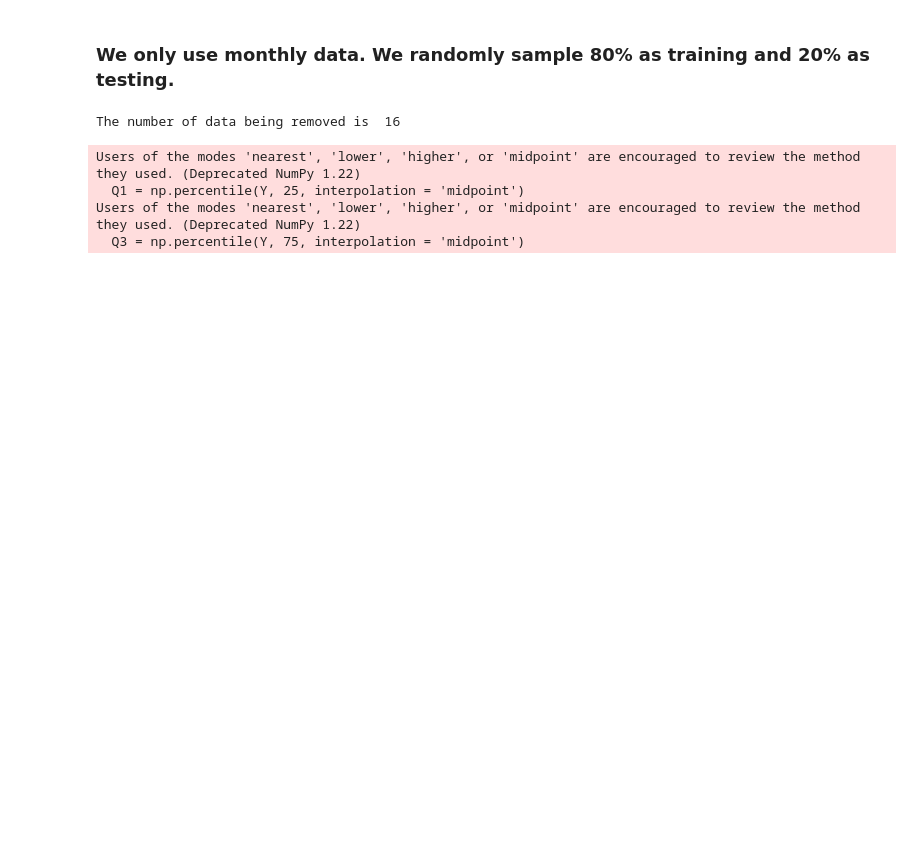
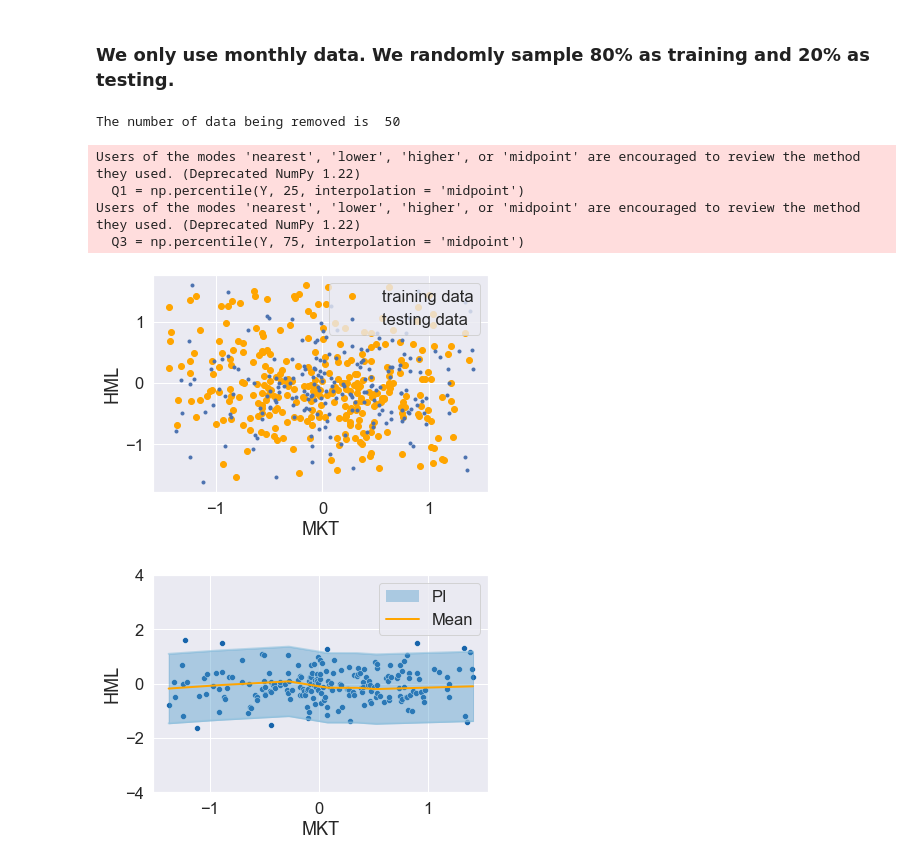
Before and after one commit to JiaweiGe0416/PI, a Jupyter notebook: FFData4.ipynb, the cells around one changed output. Drawn from its saved outputs; the diff is of its cells as text; code cells hidden in the pictures; blank space fills up the shorter version.

```diff
--- a/FFData4.ipynb
+++ b/FFData4.ipynb
@@ -326,7 +336,7 @@ def solve_opt(X_opt,Y_opt, M_opt, M_adj, M_t, X_adj, X_t,
         return V_adj, V_t
 # %%
 # Interval adjustment
-def interval_adj(X_adj,Y_adj,M_adj,V_adj,alpha, stepsize=0.01,eps=0):
+def interval_adj(X_adj,Y_adj,M_adj,V_adj,alpha, stepsize=0.001,eps=0):
     # (X_adj,Y_adj): data used to adjust the interval
     # M_adj: mean estimator m(X_adj)
     # V_adj: variance estimator for 100% coverage f(X_adj)
@@ -348,7 +358,7 @@ def interval_adj(X_adj,Y_adj,M_adj,V_adj,alpha, stepsize=0.01,eps=0):
     return delta
 # %%
 # Plot the results
-def my_plot(X_t,Y_t,M_t,V_t,X_axis="X", Y_axis="Y"):
+def my_plot(X_t,Y_t,M_t,V_t,X_axis="X", Y_axis="Y",ylim=[-3,3]):
     """
         (X_t,Y_t): test data
          M_t: mean estimator m(X_t)
@@ -381,7 +391,7 @@ def my_plot(X_t,Y_t,M_t,V_t,X_axis="X", Y_axis="Y"):
 #    plt.plot(X_sort, mean, color=palette[3], linewidth=2, label="Mean")
     plt.xlabel(X_axis)
     plt.ylabel(Y_axis)
-    plt.ylim(-3,3)
+    plt.ylim(ylim)
     legend_elements = [
     patches.Rectangle((0, 0), 1, 1, lw=0, color=palette[1], alpha=0.4, label="PI"),
     lines.Line2D([0], [0], color='orange', lw=2, label="Mean")]
@@ -426,9 +436,9 @@ RF_te =(RF_te-np.mean(RF_te))/np.std(RF_te)
 # %%
 # We set x = MKT, y = HML
 X_axis = "MKT"
-Y_axis = "RF"
+Y_axis = "HML"
 X = MKT_te
-Y = RF_te
+Y = HML_te
 cut = np.where((X<=1.5) & (X>=-1.5))[0]
 X = X[cut,:]
 Y = Y[cut,:]
@@ -444,47 +454,82 @@ upper_array=np.array(Y<=upper)
 lower=Q1-1.5*IQR
 lower_array=np.array(Y>=lower)
 index_keep = upper_array & lower_array
 Data = Data[index_keep[:,0].tolist(),:]
 
 print("The number of data being removed is ", Y.shape[0]-Data.shape[0])
 
-
-# n1 = round(0.8*Data.shape[0])
-# train_data = Data[0:n1,:]
-# X_t = Data[n1:,0].reshape(-1,1)
-# Y_t = Data[n1:,1].reshape(-1,1)
-
-
-# from sklearn.model_selection import train_test_split
-# pre_data, opt_data = train_test_split(train_data, test_size=0.8, random_state=5)
-# X_pre = pre_data[:,0].reshape(-1,1)
-# Y_pre = pre_data[:,1].reshape(-1,1)
-# X_opt = opt_data[:,0].reshape(-1,1)
-# Y_opt = opt_data[:,1].reshape(-1,1)
-# X_adj = np.zeros(1).reshape(-1,1)
-# Y_adj = np.zeros(1).reshape(-1,1)
-
+np.random.seed(0)
 np.random.shuffle(Data) # delete this line if we are doing time series data
 pre_idx = int(Data.shape[0] * 0.2)
 opt_idx = int(Data.shape[0] * 0.5)
 adj_idx = int(Data.shape[0] * 0.8)
 pre_data, opt_data, adj_data, test_data = np.split(Data, [pre_idx, opt_idx, adj_idx])
 X_pre = pre_data[:,0].reshape(-1,1)
 Y_pre = pre_data[:,1].reshape(-1,1)
 X_opt = opt_data[:,0].reshape(-1,1)
 Y_opt = opt_data[:,1].reshape(-1,1)
 X_adj = adj_data[:,0].reshape(-1,1)
 Y_adj = adj_data[:,1].reshape(-1,1)
 X_t = test_data[:,0].reshape(-1,1)
 Y_t = test_data[:,1].reshape(-1,1)
 
 n_pre = len(X_pre)
 n_opt = len(X_opt)
 n_adj = len(X_adj)
 n_t = len(X_t)
+
+# plot training and testing data
+plt.plot(X_opt,Y_opt,'o',color = 'orange',label = 'training data')
+plt.plot(X_t,Y_t,'.', label = 'testing data')
+plt.xlabel(X_axis)
+plt.ylabel(Y_axis)
+plt.legend(loc="upper right")
+plt.show()
+
+# Obtain mean estimator
+known_mean = "False"
+if known_mean == "True":
+    M_opt = np.zeros(n_opt).reshape(-1,1)
+    M_adj = np.zeros(n_adj).reshape(-1,1)
+    M_t = np.zeros(n_t).reshape(-1,1)
+else:
+    est_type = "NN1"
+    mdoel, M_opt, M_adj, M_t = mean_est(est_type,X_pre,Y_pre,X_opt,X_adj,X_t)
+
+# Obtain quantile estimators
+quantile = [0.8,0.85,0.9,0.95]
+m1,Q1_opt,Q1_adj,Q1_t = est_quantile("NN1",quantile[0],X_pre,Y_pre,X_opt,X_adj,X_t)
+m2,Q2_opt,Q2_adj,Q2_t = est_quantile("NN2",quantile[1],X_pre,Y_pre,X_opt,X_adj,X_t)
+m3,Q3_opt,Q3_adj,Q3_t = est_quantile("qrf",quantile[2],X_pre,Y_pre,X_opt,X_adj,X_t)
+m4,Q4_opt,Q4_adj,Q4_t = est_quantile("gb",quantile[3],X_pre,Y_pre,X_opt,X_adj,X_t)
+
+# construct estimator matrix
+E_opt = np.hstack(((Q1_opt-M_opt)**2, (Q2_opt-M_opt)**2, (Q3_opt-M_opt)**2, (Q4_opt-M_opt)**2))
+E_opt = E_opt.T
+E_adj = np.hstack(((Q1_adj-M_adj)**2, (Q2_adj-M_adj)**2, (Q3_adj-M_adj)**2, (Q4_adj-M_adj)**2))
+E_adj = E_adj.T
+E_t = np.hstack(((Q1_t-M_t)**2, (Q2_t-M_t)**2, (Q3_t-M_t)**2, (Q4_t-M_t)**2))
+E_t = E_t.T
+
+# solve optimization problem
+
+V100_adj, V100_t = solve_opt(X_opt,Y_opt, M_opt, M_adj, M_t, X_adj, X_t, "aug", E_opt, E_adj, E_t)
+#V100_adj, V100_t = solve_opt(X_opt,Y_opt, M_opt, M_adj, M_t, X_adj, X_t, "rkhs_poly", degree = 3)
+#V100_adj, V100_t = solve_opt(X_opt,Y_opt, M_opt, M_adj, M_t, X_adj, X_t, "rkhs_rbf", sigma = 2)
+
+# adjust interval
+alpha = 0.05
+delta = interval_adj(X_adj,Y_adj,M_adj,V100_adj,alpha)
+
+# plot
+#my_plot(X_t,Y_t,M_t,V100_t)
+V_alpha_t = delta*V100_t
+my_plot(X_t,Y_t,M_t,V_alpha_t,X_axis = X_axis, Y_axis = Y_axis,ylim = [-4,4])
 # %% [output]
-The number of data being removed is  16
+The number of data being removed is  50
 Users of the modes 'nearest', 'lower', 'higher', or 'midpoint' are encouraged to review the method they used. (Deprecated NumPy 1.22)
   Q1 = np.percentile(Y, 25, interpolation = 'midpoint')
 Users of the modes 'nearest', 'lower', 'higher', or 'midpoint' are encouraged to review the method they used. (Deprecated NumPy 1.22)
   Q3 = np.percentile(Y, 75, interpolation = 'midpoint')
+[figure, added]
+[figure, added]
```
Also changed, not shown: parts of 8 cells of this notebook, 23 other files.
